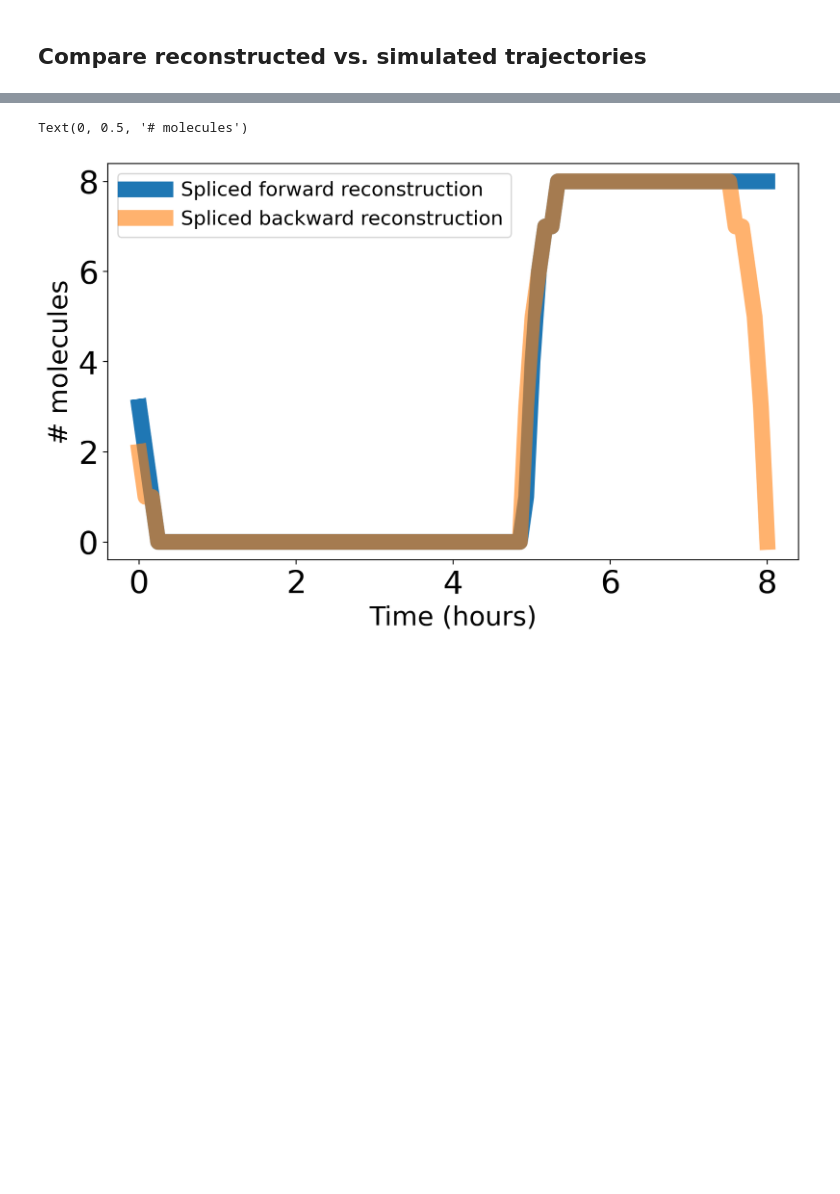
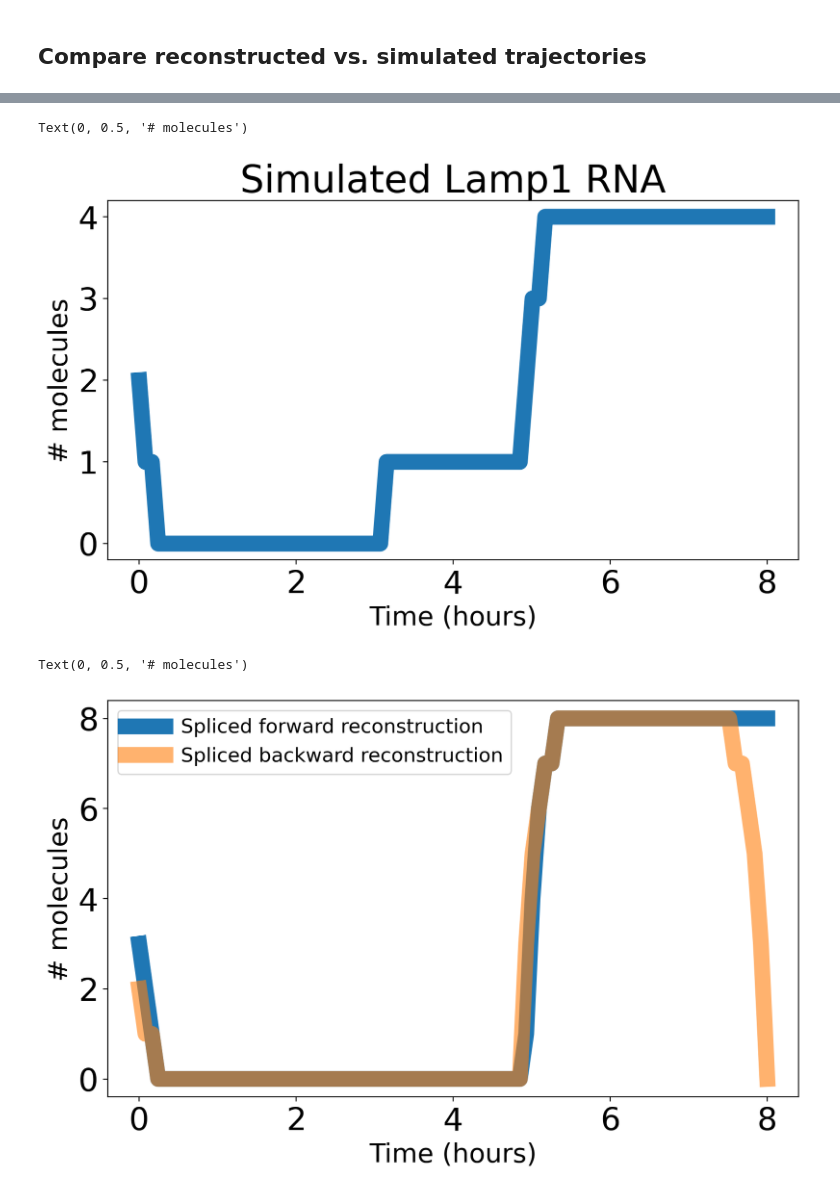
Before and after one commit to reliscu/chronocell_janssens_2025_preprint, a Jupyter notebook: 05_reconstruct_RNA_history.ipynb, the cells around one changed output, grey strips where cells are left out. Saved outputs shown, nothing was run; the diff lists cells and outputs as text; code cells hidden in the pictures; blank space fills up the shorter version.

```diff
--- a/05_reconstruct_RNA_history.ipynb
+++ b/05_reconstruct_RNA_history.ipynb
@@ -400,3 +369,12 @@ Text(0, 0.5, '# molecules')
+# %%
+fig, ax = plt.subplots(figsize=(8, 5), dpi=200)  # display dpi
+ax.plot(t, S_fwd, label="Spliced forward reconstruction")
+ax.set_title(f"Simulated {gene_df.iloc[gene_idx]} RNA")
+ax.set_xlabel("Time (hours)", fontsize=20)
+ax.set_ylabel("# molecules", fontsize=20)
+# %% [output]
+Text(0, 0.5, '# molecules')
+[figure, added]
 # %%
 # Now compare forward vs. backward trajectory
 
```
Also changed, not shown: parts of 6 cells of this notebook, 3 other files.
